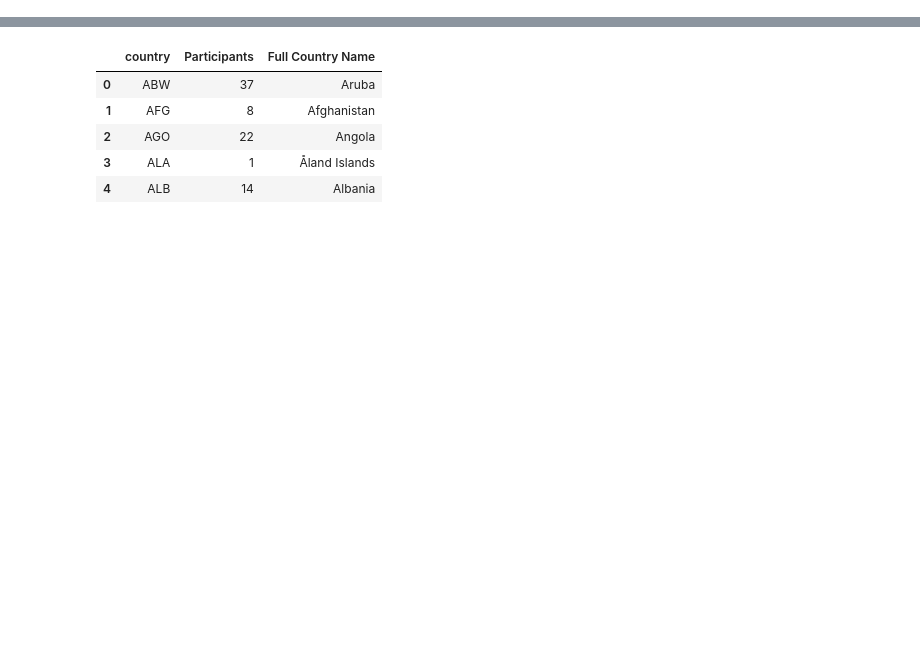
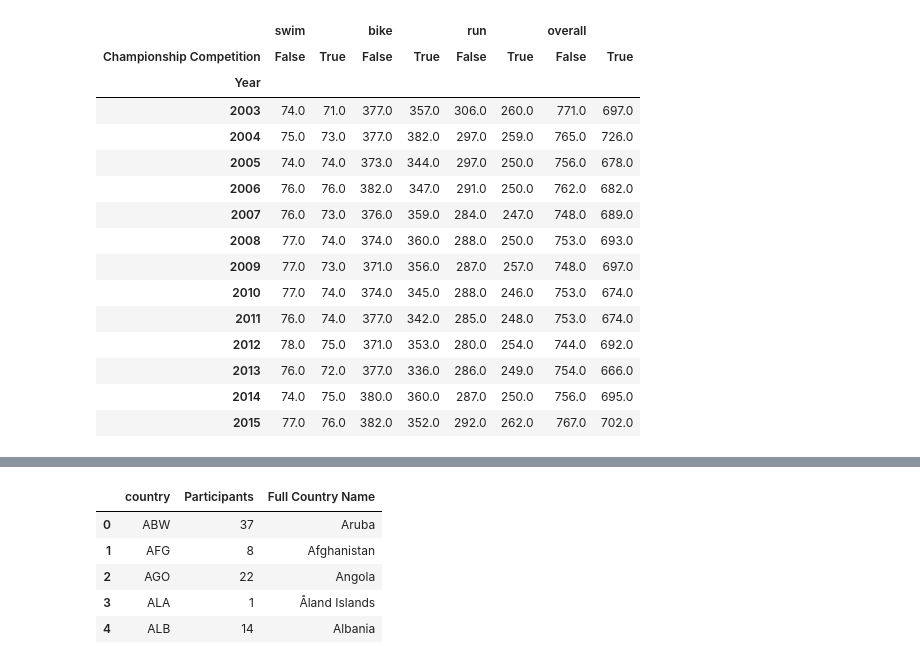
Before and after one commit to sheldonsebastian/Ironman-Competition-Analysis, a Jupyter notebook: Ironman Competition Analysis.ipynb, the cells around one changed output, grey strips where cells are left out. Drawn from its saved outputs; the diff is of its cells as text; code cells hidden in the pictures; blank space fills up the shorter version.

```diff
--- a/Ironman Competition Analysis.ipynb
+++ b/Ironman Competition Analysis.ipynb
@@ -957,0 +862,26 @@ iplot(figDivisionYear)  # colors for each line !!!
+# %%
+champVsNonChampRace = (
+    finisherData.groupby(["Year", "Championship Competition"])
+    .aggregate({"swim": "mean", "bike": "mean", "run": "mean", "overall": "mean"})
+    .round(0)
+    .unstack()
+)
+champVsNonChampRace.dropna(inplace=True)
+champVsNonChampRace
+# %% [output]
+|  | swim |  | bike |  | run |  | overall |  |
+| Championship Competition | False | True | False | True | False | True | False | True |
+| Year |  |  |  |  |  |  |  |  |
+| 2003 | 74.0 | 71.0 | 377.0 | 357.0 | 306.0 | 260.0 | 771.0 | 697.0 |
+| 2004 | 75.0 | 73.0 | 377.0 | 382.0 | 297.0 | 259.0 | 765.0 | 726.0 |
+| 2005 | 74.0 | 74.0 | 373.0 | 344.0 | 297.0 | 250.0 | 756.0 | 678.0 |
+| 2006 | 76.0 | 76.0 | 382.0 | 347.0 | 291.0 | 250.0 | 762.0 | 682.0 |
+| 2007 | 76.0 | 73.0 | 376.0 | 359.0 | 284.0 | 247.0 | 748.0 | 689.0 |
+| 2008 | 77.0 | 74.0 | 374.0 | 360.0 | 288.0 | 250.0 | 753.0 | 693.0 |
+| 2009 | 77.0 | 73.0 | 371.0 | 356.0 | 287.0 | 257.0 | 748.0 | 697.0 |
+| 2010 | 77.0 | 74.0 | 374.0 | 345.0 | 288.0 | 246.0 | 753.0 | 674.0 |
+| 2011 | 76.0 | 74.0 | 377.0 | 342.0 | 285.0 | 248.0 | 753.0 | 674.0 |
+| 2012 | 78.0 | 75.0 | 371.0 | 353.0 | 280.0 | 254.0 | 744.0 | 692.0 |
+| 2013 | 76.0 | 72.0 | 377.0 | 336.0 | 286.0 | 249.0 | 754.0 | 666.0 |
+| 2014 | 74.0 | 75.0 | 380.0 | 360.0 | 287.0 | 250.0 | 756.0 | 695.0 |
+| 2015 | 77.0 | 76.0 | 382.0 | 352.0 | 292.0 | 262.0 | 767.0 | 702.0 |
```
Also changed, not shown: parts of 159 cells of this notebook, 1 other file.
